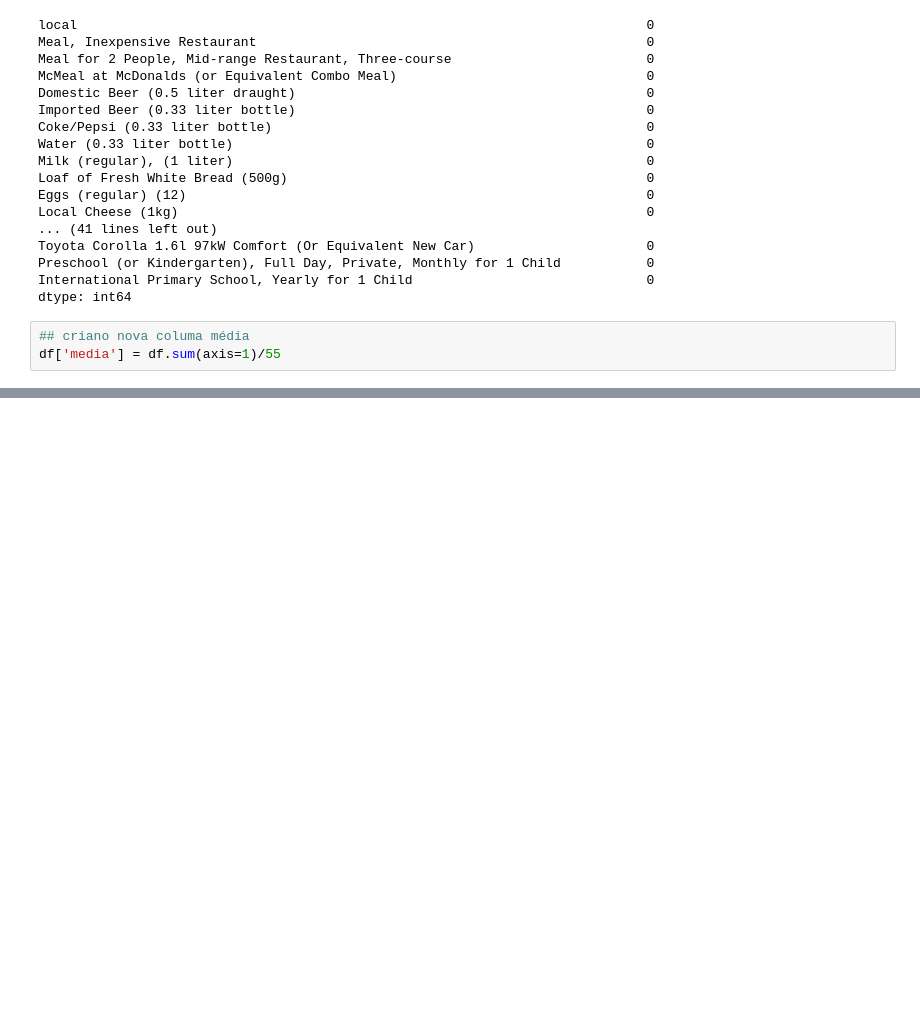
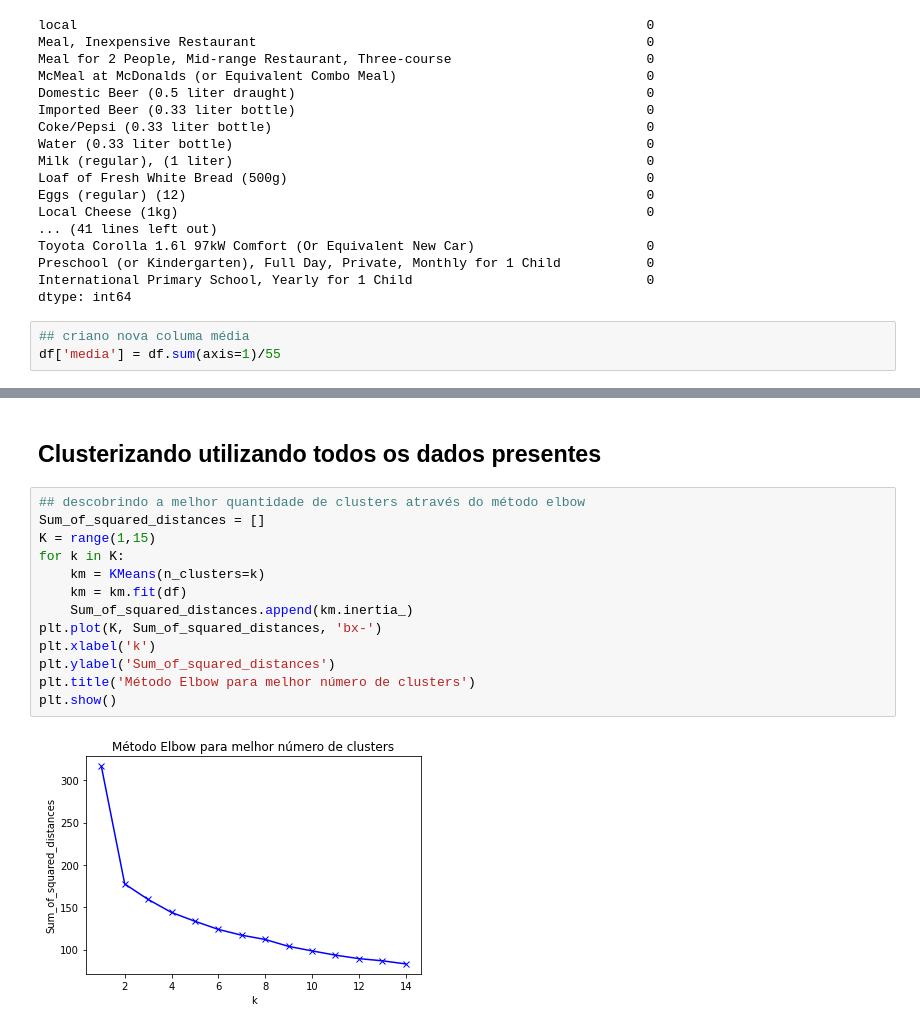
Before and after one commit to gizattos/cost_of_living_clustering, a Jupyter notebook: cost_of_living_clustering.ipynb, the cells around one changed output, grey strips where cells are left out. Saved outputs shown, nothing was run; the diff lists cells and outputs as text; blank space fills up the shorter version.

```diff
--- a/cost_of_living_clustering.ipynb
+++ b/cost_of_living_clustering.ipynb
@@ -73,0 +82,17 @@ df.head()
+# %% [markdown]
+<h2>Clusterizando utilizando todos os dados presentes</h2>
+# %%
+## descobrindo a melhor quantidade de clusters através do método elbow
+Sum_of_squared_distances = []
+K = range(1,15)
+for k in K:
+    km = KMeans(n_clusters=k)
+    km = km.fit(df)
+    Sum_of_squared_distances.append(km.inertia_)
+plt.plot(K, Sum_of_squared_distances, 'bx-')
+plt.xlabel('k')
+plt.ylabel('Sum_of_squared_distances')
+plt.title('Método Elbow para melhor número de clusters')
+plt.show()
+# %% [output]
+[figure, added]
```
Also changed, not shown: parts of 21 cells of this notebook.
